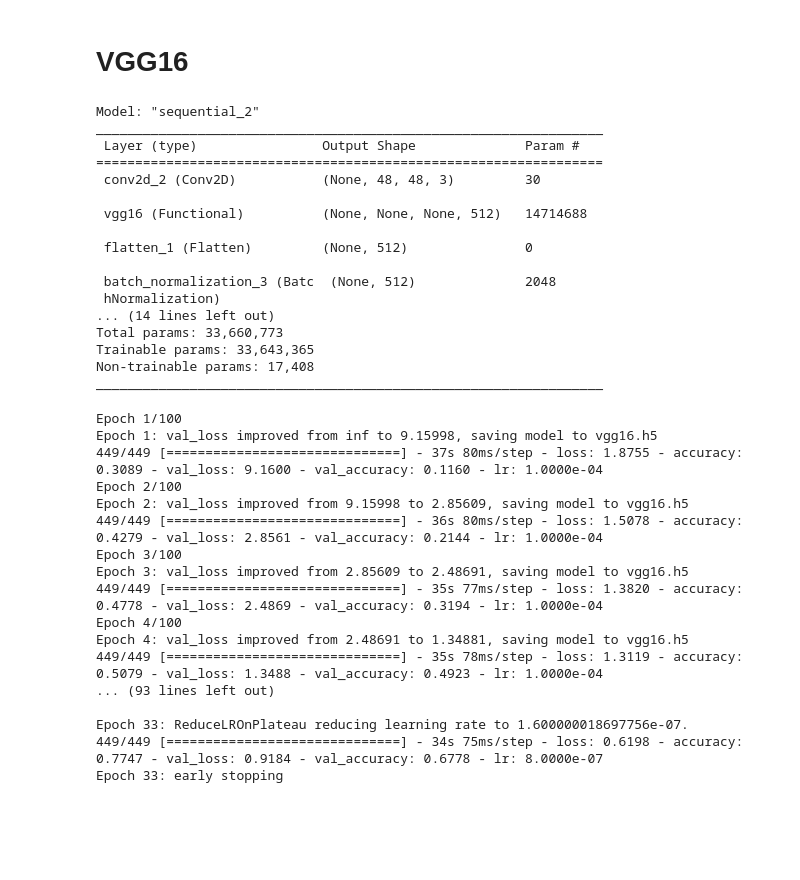
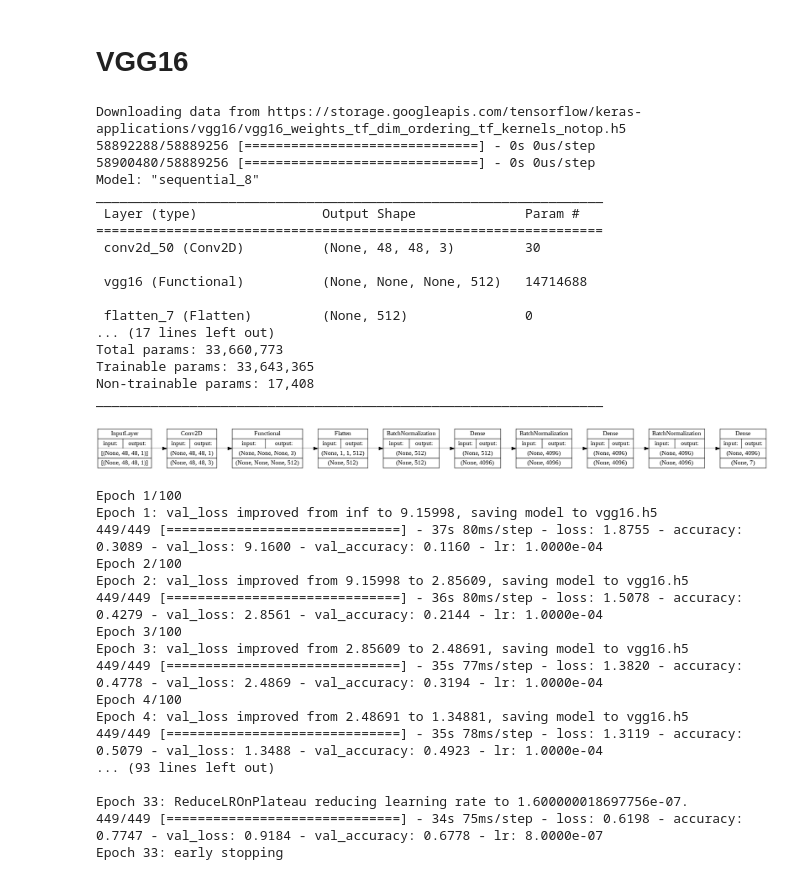
Before and after one commit to s-kp/CapstoneProject-FaceEmotionRecognition, a Jupyter notebook: FER_Notebook.ipynb, the cells around one changed output. Drawn from its saved outputs; the diff is of its cells as text; code cells hidden in the pictures; blank space fills up the shorter version.

```diff
--- a/FER_Notebook.ipynb
+++ b/FER_Notebook.ipynb
@@ -213,38 +312,43 @@ plots(history)
 # **VGG16**
 # %%
 # categorical classification using VGG16
-model2 = Sequential([# Adding a conv layer to get outputs with 3 channels to make it compatible for mobilenet
-                     Conv2D(3, kernel_size=3, padding='same', input_shape=(48, 48, 1)),
-                     # Using VGG16 and Flattening the output
-                     VGG16(include_top=False), Flatten(), BatchNormalization(),
-                     # Using 2 fully connected layer with 4096 units and relu activation
-                     Dense(4096, activation='relu'), BatchNormalization(),
-                     Dense(4096, activation='relu'), BatchNormalization(),
-                     # Using a prediction layer with seven neuron
-                     Dense(7, activation='softmax')])
+vgg16 = Sequential([# Adding a conv layer to get outputs with 3 channels to make it compatible for vgg16
+                    Conv2D(3, kernel_size=3, padding='same', input_shape=(48, 48, 1)),
+                    # Using VGG16 and Flattening the output
+                    VGG16(include_top=False), Flatten(), BatchNormalization(),
+                    # Using 2 fully connected layer with 4096 units and relu activation
+                    Dense(4096, activation='relu'), BatchNormalization(),
+                    Dense(4096, activation='relu'), BatchNormalization(),
+                    # Using a prediction layer with seven neuron
+                    Dense(7, activation='softmax')])
 
 # Compiling the model
-model2.compile(loss='categorical_crossentropy', optimizer=Adam(lr=0.0001, decay=1e-6), metrics=['accuracy'])
+vgg16.compile(loss='categorical_crossentropy', optimizer=opt, metrics=['accuracy'])
 
 # checking summary
-model2.summary()
+vgg16.summary()
 # %% [output]
-Model: "sequential_2"
+Downloading data from https://storage.googleapis.com/tensorflow/keras-applications/vgg16/vgg16_weights_tf_dim_ordering_tf_kernels_notop.h5
+58892288/58889256 [==============================] - 0s 0us/step
+58900480/58889256 [==============================] - 0s 0us/step
+Model: "sequential_8"
 _________________________________________________________________
  Layer (type)                Output Shape              Param #
 =================================================================
- conv2d_2 (Conv2D)           (None, 48, 48, 3)         30
+ conv2d_50 (Conv2D)          (None, 48, 48, 3)         30
 
  vgg16 (Functional)          (None, None, None, 512)   14714688
 
- flatten_1 (Flatten)         (None, 512)               0
-
- batch_normalization_3 (Batc  (None, 512)              2048
- hNormalization)
-... (14 lines left out)
+ flatten_7 (Flatten)         (None, 512)               0
+... (17 lines left out)
 Total params: 33,660,773
 Trainable params: 33,643,365
 Non-trainable params: 17,408
 _________________________________________________________________
+# %%
+# Plot model graph
+plot_model(vgg16, show_shapes=True, to_file='vgg16.png', rankdir='LR', show_layer_names=False)
+# %% [output]
+[figure, added]
 # %%
 # Fitting the model
```
Also changed, not shown: parts of 30 cells of this notebook.
